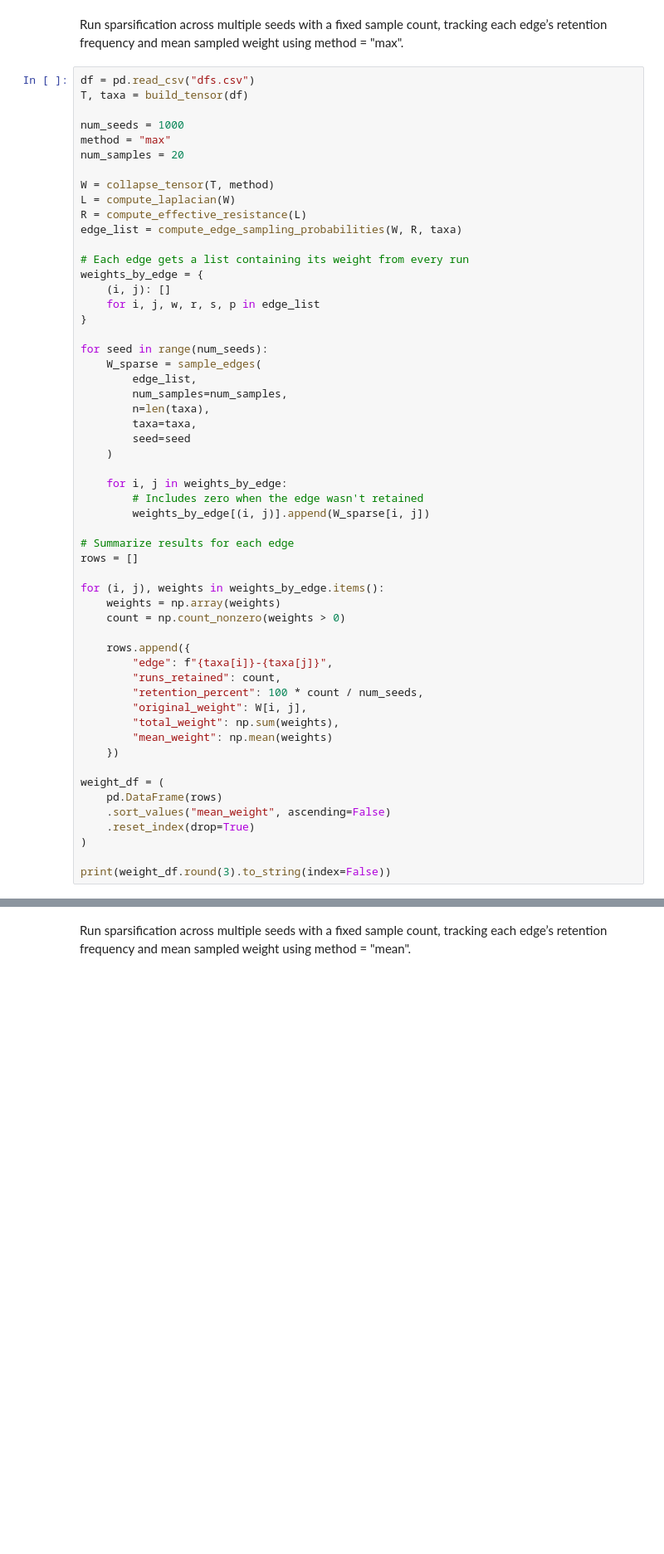
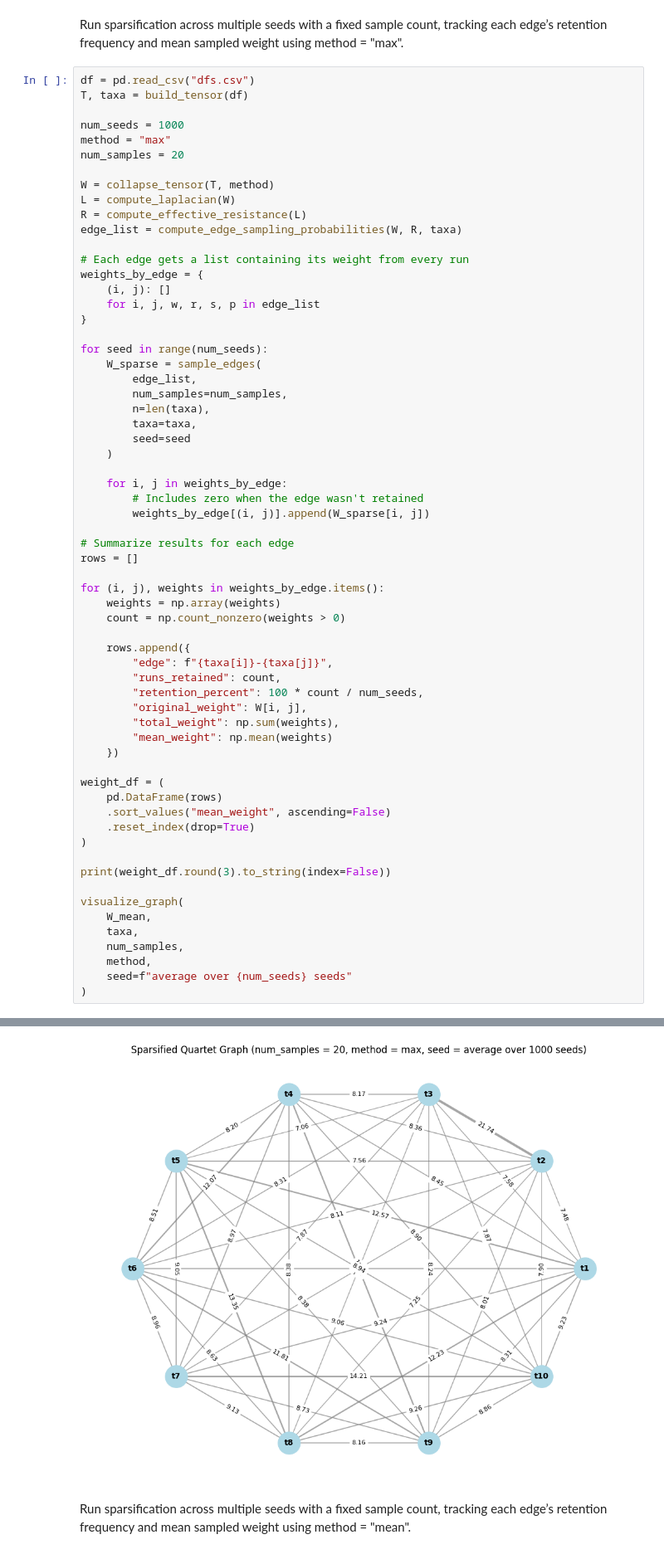
Before and after one commit to solislemuslab/phylo-tensor, a Jupyter notebook: experiments_dfs.ipynb, the cells around one changed output, grey strips where cells are left out. Shown at 83% size. Drawn from its saved outputs; the diff is of its cells as text; blank space fills up the shorter version.

```diff
--- a/experiments_dfs.ipynb
+++ b/experiments_dfs.ipynb
@@ -137,33 +145,42 @@ for (i, j), weights in weights_by_edge.items():
         "original_weight": W[i, j],
         "total_weight": np.sum(weights),
         "mean_weight": np.mean(weights)
     })
 
 weight_df = (
     pd.DataFrame(rows)
     .sort_values("mean_weight", ascending=False)
     .reset_index(drop=True)
 )
 
 print(weight_df.round(3).to_string(index=False))
+
+visualize_graph(
+    W_mean,
+    taxa,
+    num_samples,
+    method,
+    seed=f"average over {num_seeds} seeds"
+)
 # %% [output]
   edge  runs_retained  retention_percent  original_weight  total_weight  mean_weight
 t7-t10            410               41.0            0.816       861.231        0.861
  t4-t9            414               41.4            0.800       846.426        0.846
  t4-t6            409               40.9            0.787       834.408        0.834
 t9-t10            383               38.3            0.759       812.587        0.813
  t4-t7            395               39.5            0.759       810.981        0.811
  t2-t3            492               49.2            0.821       808.897        0.809
  t6-t8            402               40.2            0.759       807.767        0.808
  t5-t8            398               39.8            0.821       797.130        0.797
  t8-t9            380               38.0            0.759       794.041        0.794
  t1-t5            400               40.0            0.810       790.454        0.790
  t1-t8            392               39.2            0.810       788.837        0.789
 ... (30 lines left out)
  t3-t8            286               28.6            0.466       455.265        0.455
  t3-t5            305               30.5            0.466       451.329        0.451
 t2-t10            279               27.9            0.482       444.417        0.444
 t3-t10            285               28.5            0.482       443.102        0.443
+[figure, added]
 # %% [markdown]
 Run sparsification across multiple seeds with a fixed sample count, tracking each edge’s retention frequency and mean sampled weight using method = "mean".
 # %%
```
Also changed, not shown: parts of 1 cell of this notebook, 1 other file.
